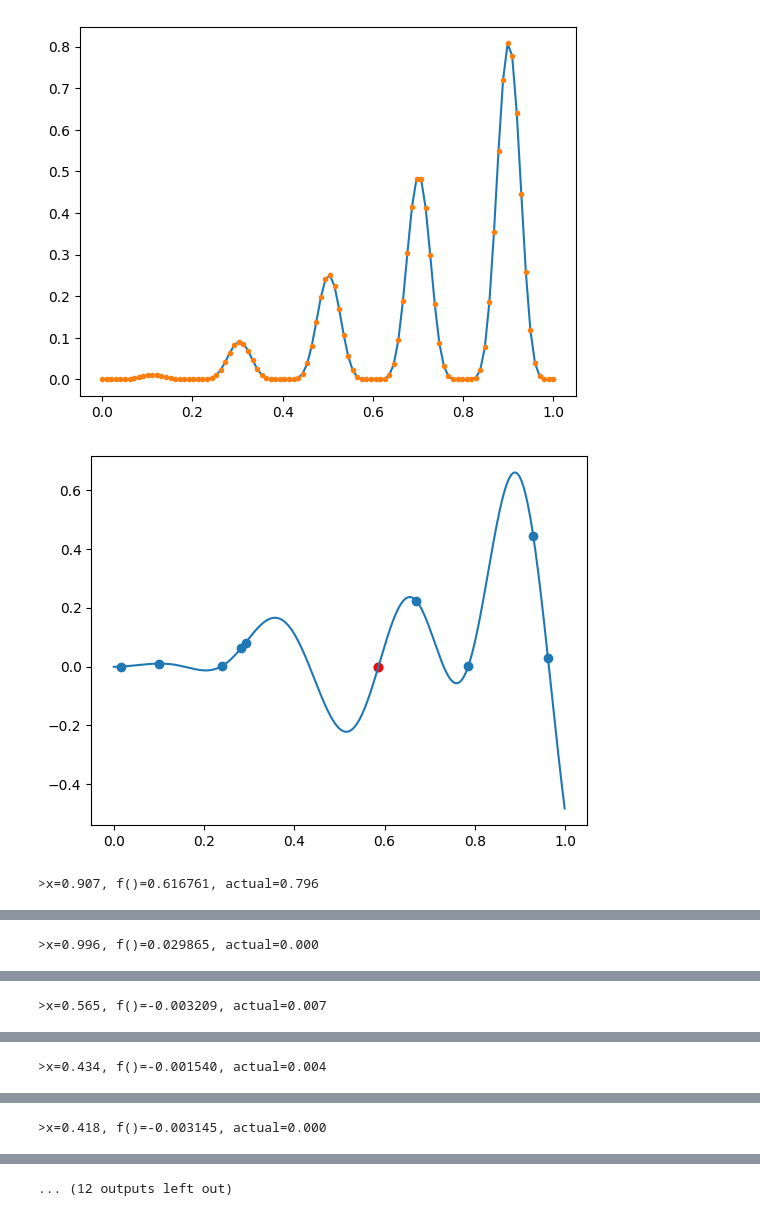
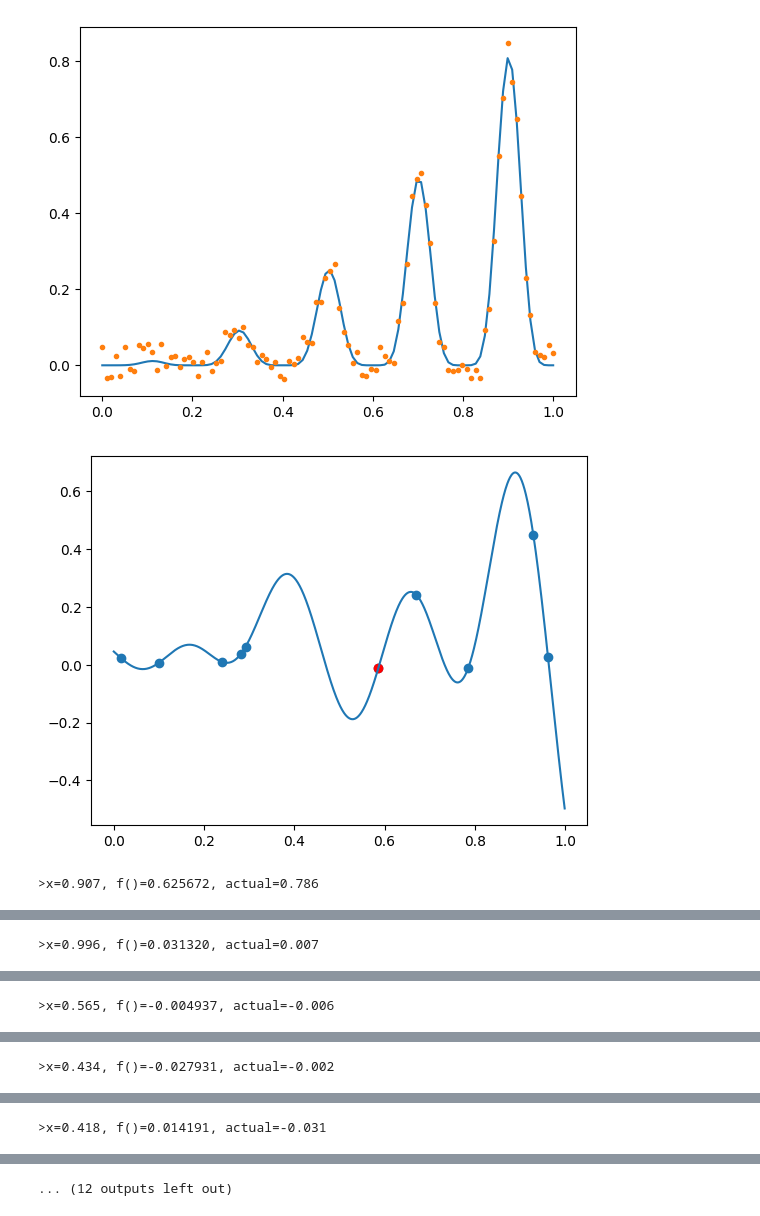
Before and after one commit to Tinker-Twins/Active-Learning, a Jupyter notebook: EI.ipynb, the cells around one changed output, grey strips where cells are left out. Cells and saved outputs as stored; diff of their text form; code cells hidden in the pictures.

Commit message:
Update noise generation and visualization

```diff
--- a/EI.ipynb
+++ b/EI.ipynb
@@ -20,10 +20,11 @@ np.random.seed(0)
 
 # objective function
 def objective(x, noise=0.0):
-	noised = normal(loc=0, scale=noise)
-	y = x**2 * sin(5 * pi * x)**6.0
-	#y = sin(2*pi*x)
-	return y + noised
+    noised = np.random.normal(loc=0.0, scale=noise, size=x.size)
+    #noised = normal(loc=0, scale=noise)
+    y = x**2 * sin(5 * pi * x)**6.0
+    #y = sin(2*pi*x)
+    return y + noised
 
 # surrogate or approximation for the objective function
 def surrogate(model, X):
@@ -74,13 +75,13 @@ def plot(X, y, model):
 # plot original function
 X_clean = np.linspace(0,1,100)
 y_clean = asarray([objective(x, noise=0) for x in X_clean])
-y_noise = asarray([objective(x, noise=0.0) for x in X_clean])
+y_noise = asarray([objective(x, noise=0.025) for x in X_clean])
 pyplot.plot(X_clean, y_clean)
 pyplot.plot(X_clean, y_noise, '.')
 pyplot.show()
 # sample the domain sparsely with noise
 X = random(10)
-y = asarray([objective(x, noise=0.0) for x in X])
+y = asarray([objective(x, noise=0.025) for x in X])
 # reshape into rows and cols
 X = X.reshape(len(X), 1)
 y = y.reshape(len(y), 1)
@@ -90,35 +91,35 @@ model = GaussianProcessRegressor(kernel=kernel)
 # fit the model
 model.fit(X, y)
 # plot before hand
 plot(X, y, model)
 pyplot.show()
 # perform the optimization process with expected improvement
 for i in range(100):
     # select the next point to sample
     x = opt_acquisition(X, y, model)
     # sample the point
-    actual = objective(x, noise=0.0)
+    actual = objective(x, noise=0.025)
     # summarize the finding
     est, _ = surrogate(model, [[x]])
     # add the data to the dataset
     X = vstack((X, [[x]]))
-    y = vstack((y, [[actual]]))
+    y = vstack((y, [actual]))
     # update the model
     model.fit(X, y)
     if i % 10 == 0:  # report after each 10 iterations
         print('>x=%.3f, f()=%3f, actual=%.3f' % (x, est, actual))  # print
         plot(X, y, model)  # plot
         pyplot.show()
 
 # plot all samples and the final surrogate function
 pyplot.figure()
 pyplot.plot(X_clean, y_clean)
 plot(X, y, model)
 pyplot.show()
 # best result
 ix = argmax(y)
 print('Best Result: x=%.3f, y=%.3f' % (X[ix], y[ix]))
 # %% [output]
-[figure, old version]
+[figure, new version]
-[figure, old version]
+[figure, new version]
->x=0.907, f()=0.616761, actual=0.796
+>x=0.907, f()=0.625672, actual=0.786
@@ -126 +127 @@ print('Best Result: x=%.3f, y=%.3f' % (X[ix], y[ix]))
->x=0.996, f()=0.029865, actual=0.000
+>x=0.996, f()=0.031320, actual=0.007
@@ -128 +129 @@ print('Best Result: x=%.3f, y=%.3f' % (X[ix], y[ix]))
->x=0.565, f()=-0.003209, actual=0.007
+>x=0.565, f()=-0.004937, actual=-0.006
@@ -130 +131 @@ print('Best Result: x=%.3f, y=%.3f' % (X[ix], y[ix]))
->x=0.434, f()=-0.001540, actual=0.004
+>x=0.434, f()=-0.027931, actual=-0.002
@@ -132 +133 @@ print('Best Result: x=%.3f, y=%.3f' % (X[ix], y[ix]))
->x=0.418, f()=-0.003145, actual=0.000
+>x=0.418, f()=0.014191, actual=-0.031
```
Also changed, not shown: parts of 1 cell of this notebook.
